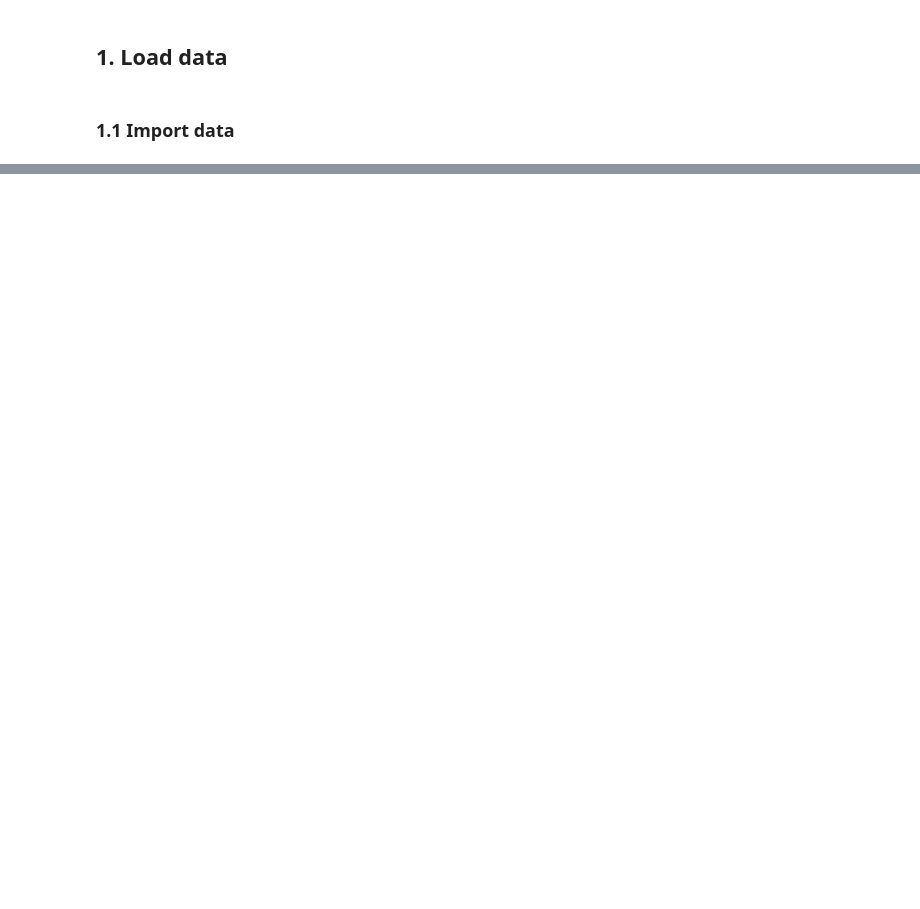
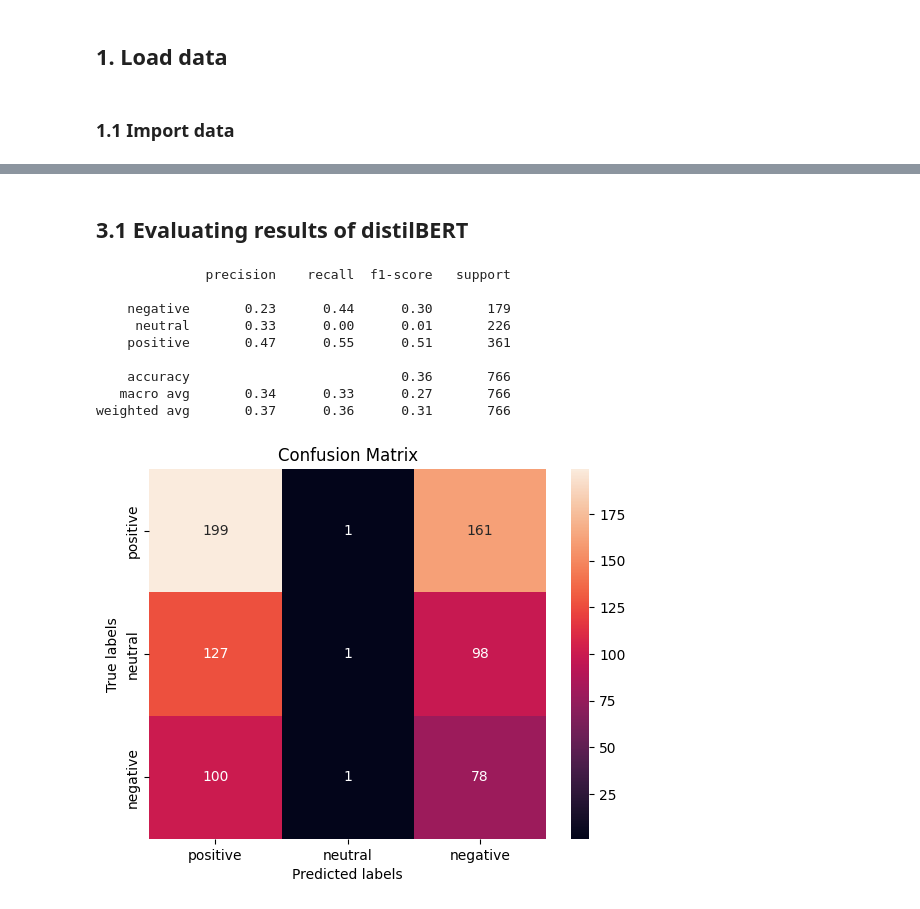
Before and after one commit to Shu-x/AnalyzingDisneylandReviews, a Jupyter notebook: notebooks/sentiment_analysis.ipynb, the cells around one changed output, grey strips where cells are left out. Drawn from its saved outputs; the diff is of its cells as text; code cells hidden in the pictures; blank space fills up the shorter version.

Commit message:
with roBERTa and model evaluation

```diff
--- a/notebooks/sentiment_analysis.ipynb
+++ b/notebooks/sentiment_analysis.ipynb
@@ -165,0 +361,9 @@ classifier = pipeline('sentiment-analysis', model=model, tokenizer=tokenizer, de
+# %%
+# Merge with predictions
+df_merged = pd.merge(df_distilBERT, df_eval[['Sentence_ID','Sentiment']], how='left', on=['Sentence_ID'])
+df_merged = pd.merge(df_merged, df_roBERTa[['Sentence_ID','roBERTa_labels']], how='left', on=['Sentence_ID'])
+
+# Rename actual column
+df_merged.rename(columns={"Sentiment": "Actual_Sentiment"}, inplace=True)
+
+df_merged.head(3)
@@ -165,0 +375,47 @@ classifier = pipeline('sentiment-analysis', model=model, tokenizer=tokenizer, de
+# %%
+# Extract the rows for evaluation
+eval = df_merged[["Review_Text","distilBERT_labels","roBERTa_labels","Actual_Sentiment"]].dropna()
+
+y_pred_roBERTa = eval["roBERTa_labels"].to_list()
+y_pred_distilBERT = eval["distilBERT_labels"].to_list()
+y_true = eval["Actual_Sentiment"].to_list()
+# %%
+# Show classification report and confusion matrix
+from sklearn.metrics import classification_report, confusion_matrix
+
+# Define function to evaluate
+def evaluate(y_true, y_pred):
+
+  # List the sentiment classes in the order we want them to appear
+  senti_labels = ["positive", "neutral", "negative"]
+
+  # Classification report
+  print(classification_report(y_true, y_pred))
+
+  # Confusion matrix
+  cm = confusion_matrix(y_true, y_pred, labels=senti_labels)
+
+  ax= plt.subplot()
+  sns.heatmap(cm, annot=True, fmt='g', ax=ax);  #ftm='g' to disable scientific notation
+
+  # labels, title and ticks
+  ax.set_title('Confusion Matrix');
+  ax.set_xlabel('Predicted labels');ax.set_ylabel('True labels');
+  ax.xaxis.set_ticklabels(senti_labels)
+  ax.yaxis.set_ticklabels(senti_labels)
+  plt.show()
+# %% [markdown]
+## 3.1 Evaluating results of distilBERT
+# %%
+evaluate(y_true, y_pred_distilBERT)
+# %% [output]
+              precision    recall  f1-score   support
+
+    negative       0.23      0.44      0.30       179
+     neutral       0.33      0.00      0.01       226
+    positive       0.47      0.55      0.51       361
+
+    accuracy                           0.36       766
+   macro avg       0.34      0.33      0.27       766
+weighted avg       0.37      0.36      0.31       766
+[figure, added]
```
Also changed, not shown: parts of 39 cells of this notebook.
